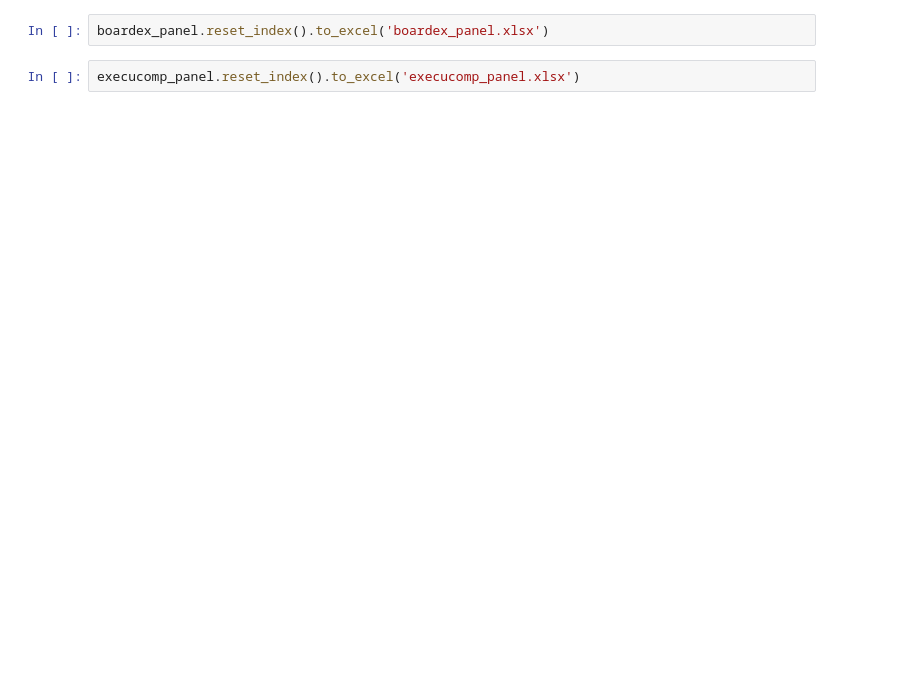
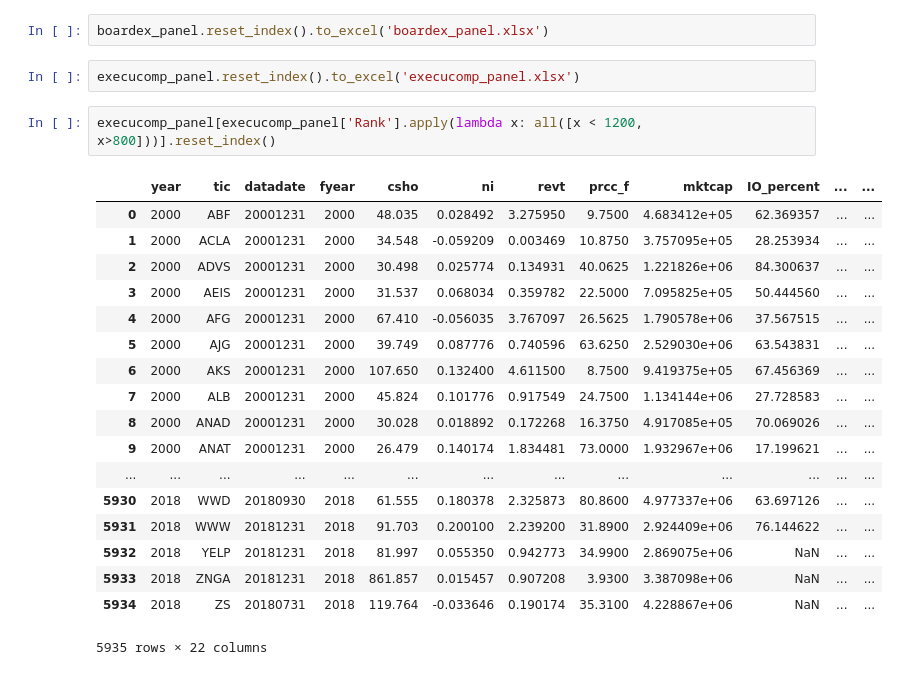
Before and after one commit to BarryKeee/ECON-4911-Research-Paper, a Jupyter notebook: clean data.ipynb, the cells around one changed output. Cells and saved outputs as stored; diff of their text form; blank space fills up the shorter version.

```diff
--- a/clean data.ipynb
+++ b/clean data.ipynb
@@ -766,3 +766,24 @@ plt.show()
 boardex_panel.reset_index().to_excel('boardex_panel.xlsx')
 # %%
 execucomp_panel.reset_index().to_excel('execucomp_panel.xlsx')
+# %%
+execucomp_panel[execucomp_panel['Rank'].apply(lambda x: all([x < 1200, x>800]))].reset_index()
+# %% [output]
+|  | year | tic | datadate | fyear | csho | ni | revt | prcc_f | mktcap | IO_percent | ... | ... |
+| 0 | 2000 | ABF | 20001231 | 2000 | 48.035 | 0.028492 | 3.275950 | 9.7500 | 4.683412e+05 | 62.369357 | ... | ... |
+| 1 | 2000 | ACLA | 20001231 | 2000 | 34.548 | -0.059209 | 0.003469 | 10.8750 | 3.757095e+05 | 28.253934 | ... | ... |
+| 2 | 2000 | ADVS | 20001231 | 2000 | 30.498 | 0.025774 | 0.134931 | 40.0625 | 1.221826e+06 | 84.300637 | ... | ... |
+| 3 | 2000 | AEIS | 20001231 | 2000 | 31.537 | 0.068034 | 0.359782 | 22.5000 | 7.095825e+05 | 50.444560 | ... | ... |
+| 4 | 2000 | AFG | 20001231 | 2000 | 67.410 | -0.056035 | 3.767097 | 26.5625 | 1.790578e+06 | 37.567515 | ... | ... |
+| 5 | 2000 | AJG | 20001231 | 2000 | 39.749 | 0.087776 | 0.740596 | 63.6250 | 2.529030e+06 | 63.543831 | ... | ... |
+| 6 | 2000 | AKS | 20001231 | 2000 | 107.650 | 0.132400 | 4.611500 | 8.7500 | 9.419375e+05 | 67.456369 | ... | ... |
+| 7 | 2000 | ALB | 20001231 | 2000 | 45.824 | 0.101776 | 0.917549 | 24.7500 | 1.134144e+06 | 27.728583 | ... | ... |
+| 8 | 2000 | ANAD | 20001231 | 2000 | 30.028 | 0.018892 | 0.172268 | 16.3750 | 4.917085e+05 | 70.069026 | ... | ... |
+| 9 | 2000 | ANAT | 20001231 | 2000 | 26.479 | 0.140174 | 1.834481 | 73.0000 | 1.932967e+06 | 17.199621 | ... | ... |
+| ... | ... | ... | ... | ... | ... | ... | ... | ... | ... | ... | ... | ... |
+| 5930 | 2018 | WWD | 20180930 | 2018 | 61.555 | 0.180378 | 2.325873 | 80.8600 | 4.977337e+06 | 63.697126 | ... | ... |
+| 5931 | 2018 | WWW | 20181231 | 2018 | 91.703 | 0.200100 | 2.239200 | 31.8900 | 2.924409e+06 | 76.144622 | ... | ... |
+| 5932 | 2018 | YELP | 20181231 | 2018 | 81.997 | 0.055350 | 0.942773 | 34.9900 | 2.869075e+06 | NaN | ... | ... |
+| 5933 | 2018 | ZNGA | 20181231 | 2018 | 861.857 | 0.015457 | 0.907208 | 3.9300 | 3.387098e+06 | NaN | ... | ... |
+| 5934 | 2018 | ZS | 20180731 | 2018 | 119.764 | -0.033646 | 0.190174 | 35.3100 | 4.228867e+06 | NaN | ... | ... |
+5935 rows × 22 columns
```
Also changed, not shown: parts of 2 cells of this notebook.
